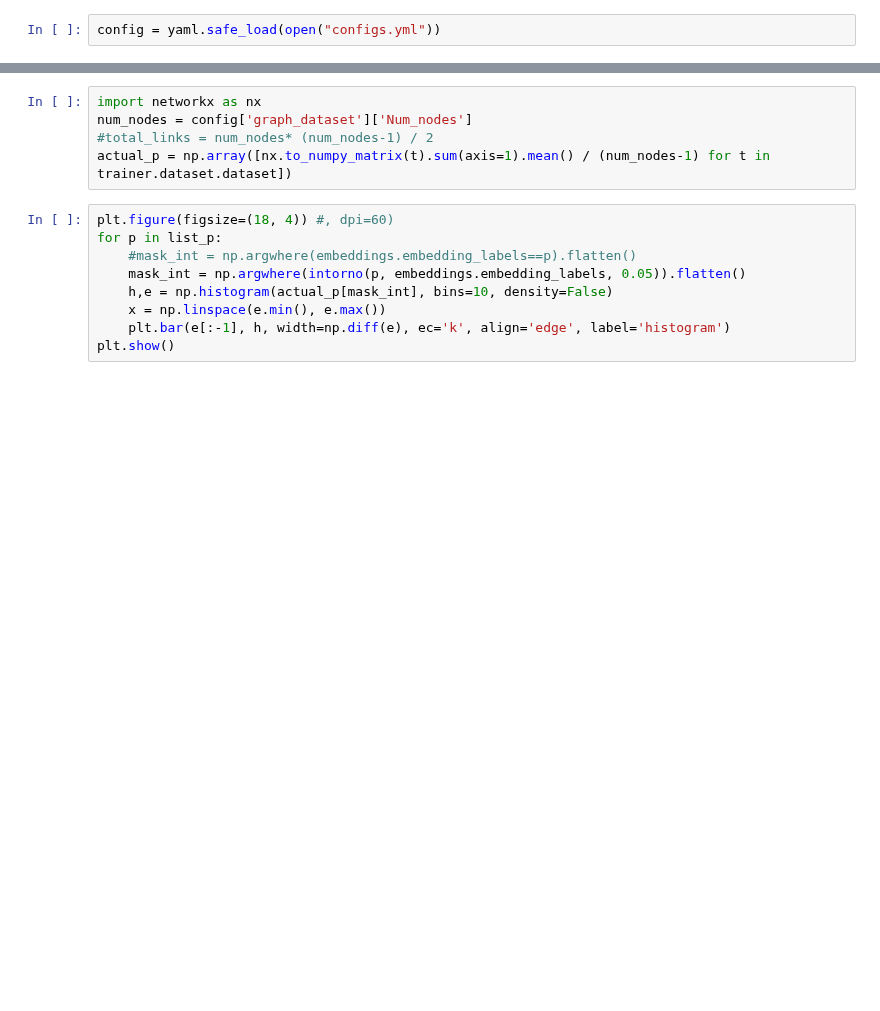
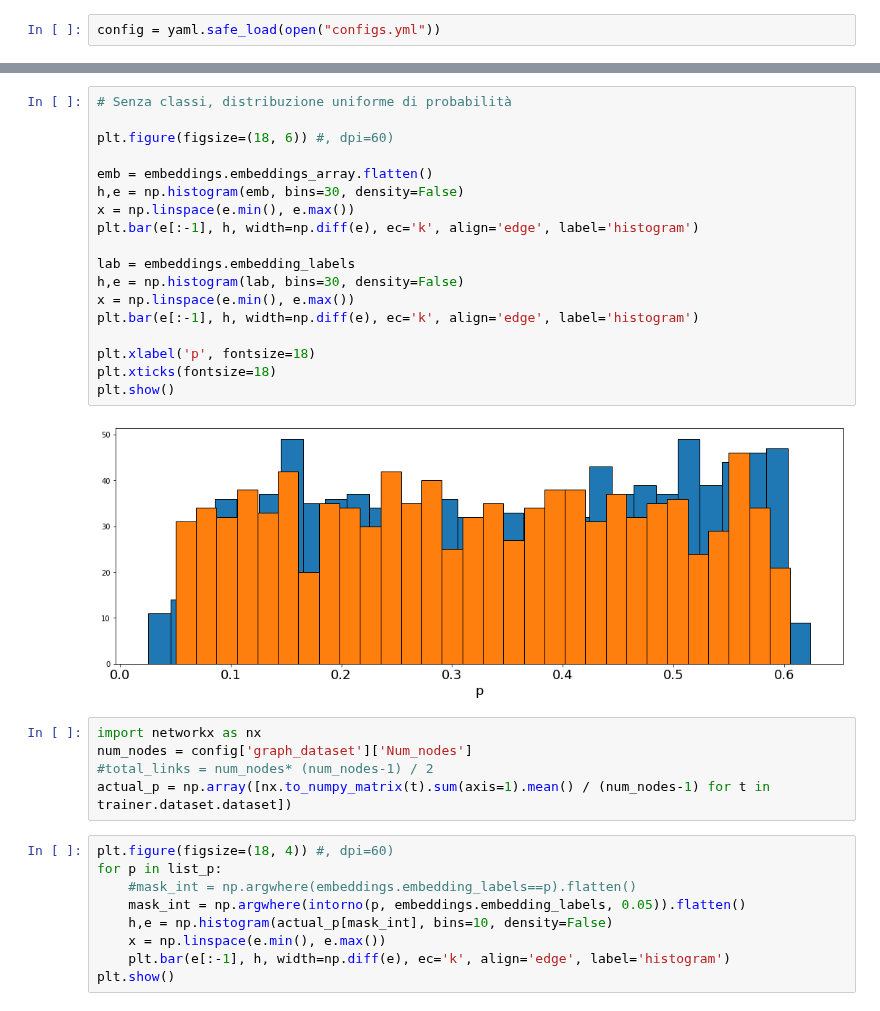
Before and after one commit to dandarm/Embednet, a Jupyter notebook: Embedding_dim.ipynb, the cells around one changed output, grey strips where cells are left out. Saved outputs shown, nothing was run; the diff lists cells and outputs as text; blank space fills up the shorter version.

```diff
--- a/Embedding_dim.ipynb
+++ b/Embedding_dim.ipynb
@@ -104,3 +97,23 @@ plt.show()
+# %%
+# Senza classi, distribuzione uniforme di probabilità
+
+plt.figure(figsize=(18, 6)) #, dpi=60)
+
+emb = embeddings.embeddings_array.flatten()
+h,e = np.histogram(emb, bins=30, density=False)
+x = np.linspace(e.min(), e.max())
+plt.bar(e[:-1], h, width=np.diff(e), ec='k', align='edge', label='histogram')
+
+lab = embeddings.embedding_labels
+h,e = np.histogram(lab, bins=30, density=False)
+x = np.linspace(e.min(), e.max())
+plt.bar(e[:-1], h, width=np.diff(e), ec='k', align='edge', label='histogram')
+
+plt.xlabel('p', fontsize=18)
+plt.xticks(fontsize=18)
+plt.show()
+# %% [output]
+[figure, added]
 # %%
 import networkx as nx
 num_nodes = config['graph_dataset']['Num_nodes']
```
Also changed, not shown: parts of 15 cells of this notebook, 15 other files.
